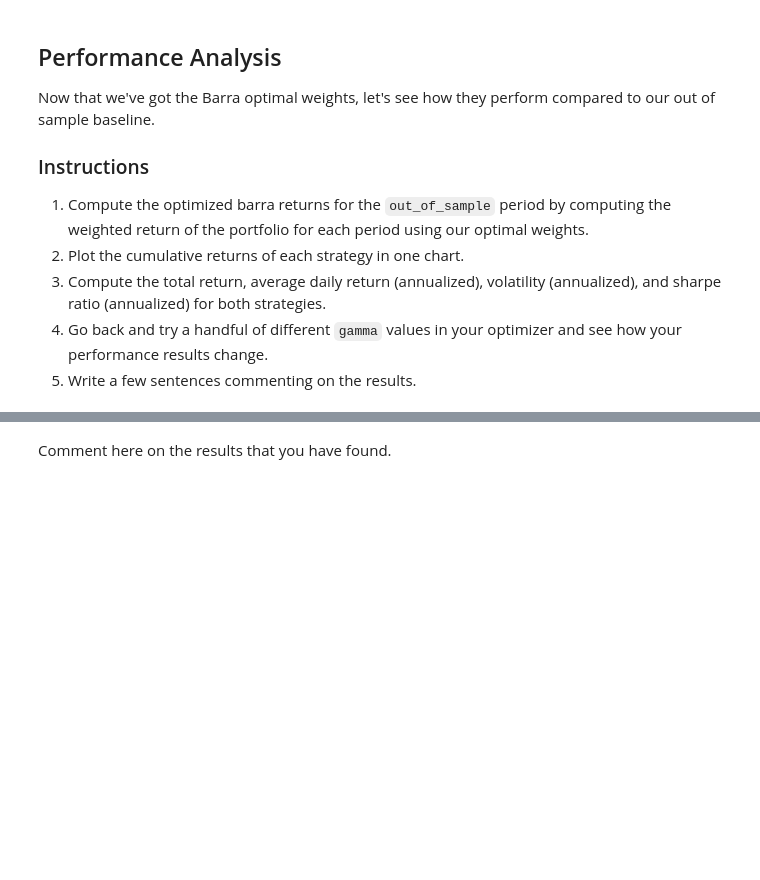
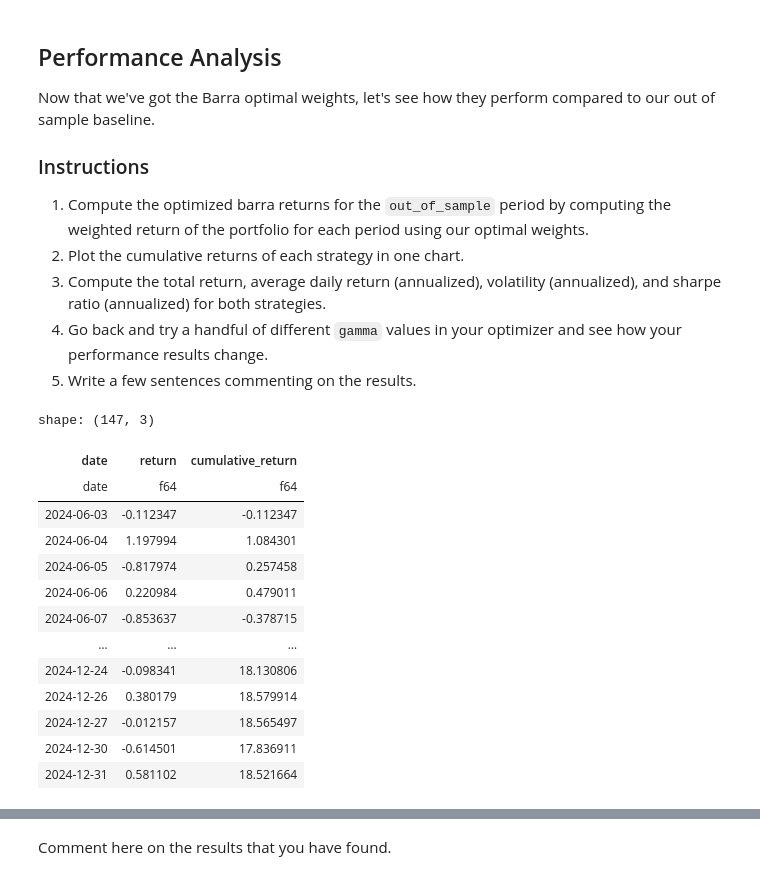
Before and after one commit to grantrich21/sf-quant-labs, a Jupyter notebook: labs/lab_2.ipynb, the cells around one changed output, grey strips where cells are left out. Saved outputs shown, nothing was run; the diff lists cells and outputs as text; code cells hidden in the pictures; blank space fills up the shorter version.

```diff
--- a/labs/lab_2.ipynb
+++ b/labs/lab_2.ipynb
@@ -453,18 +519,50 @@ Now that we've got the Barra optimal weights, let's see how they perform compare
 # %%
 def optimized_barra_returns_task(returns: pl.DataFrame, weights_barra: pl.DataFrame) -> pl.DataFrame:
     """
     Compute the average daily return of each asset for the out_of_sample period.
 
     Args:
         returns (pl.DataFrame): a data frame containing date, ticker, and return columns
         weights_barra (pl.DataFrame): a data frame with columns ticker and weight
 
     Returns:
         pl.DataFrame: a data frame containing date, return, and cumulative_return columns
     """
-    # TODO: Finish function
-    pass
+    return (
+        returns
+        .sort('barrid', 'date')
+        .filter(
+            pl.col('date').is_between(*out_of_sample)
+        )
+        .join(weights_barra, on='barrid', how='left')
+        .group_by('date')
+        .agg(
+            pl.col('return').mul('weight').sum()
+        )
+        .sort('date')
+        .with_columns(
+            cumulative_return = pl.col('return').add(1).cum_prod().sub(1)
+        )
+        .with_columns(
+            pl.col('return', 'cumulative_return').mul(100)
+        )
+    )
 
 optimized_returns_barra = optimized_barra_returns_task(returns, weights_barra)
 
 optimized_returns_barra
+# %% [output]
+shape: (147, 3)
+| date | return | cumulative_return |
+| date | f64 | f64 |
+| 2024-06-03 | -0.112347 | -0.112347 |
+| 2024-06-04 | 1.197994 | 1.084301 |
+| 2024-06-05 | -0.817974 | 0.257458 |
+| 2024-06-06 | 0.220984 | 0.479011 |
+| 2024-06-07 | -0.853637 | -0.378715 |
+| … | … | … |
+| 2024-12-24 | -0.098341 | 18.130806 |
+| 2024-12-26 | 0.380179 | 18.579914 |
+| 2024-12-27 | -0.012157 | 18.565497 |
+| 2024-12-30 | -0.614501 | 17.836911 |
+| 2024-12-31 | 0.581102 | 18.521664 |
```
Also changed, not shown: parts of 7 cells of this notebook.
